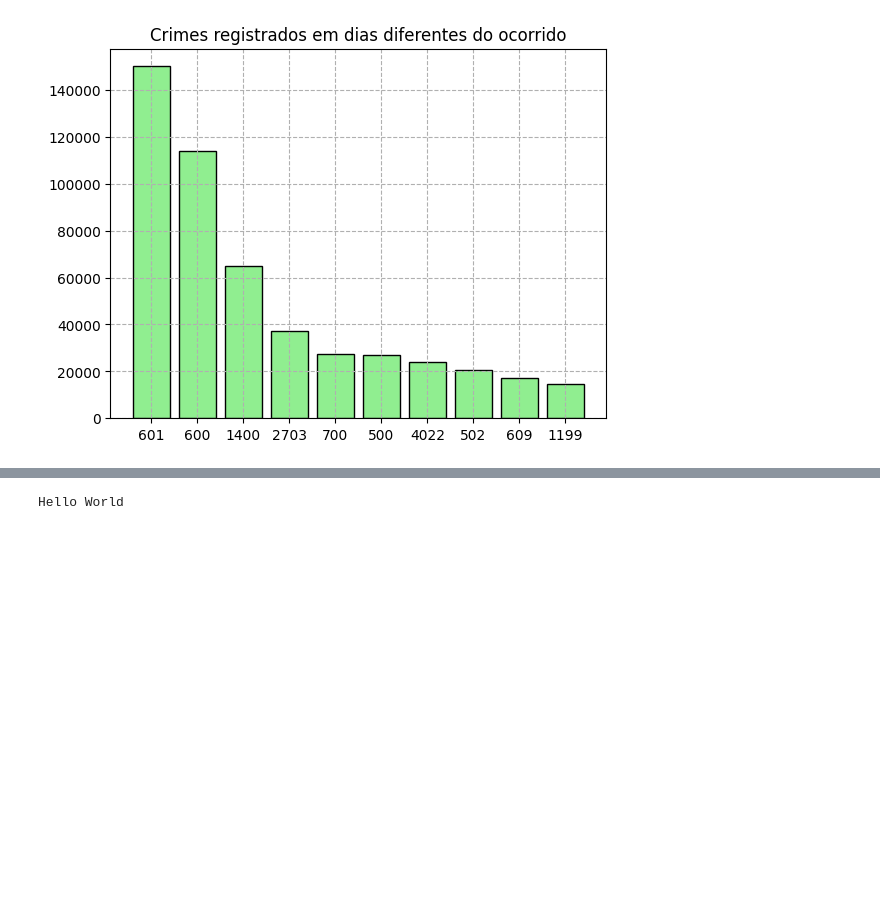
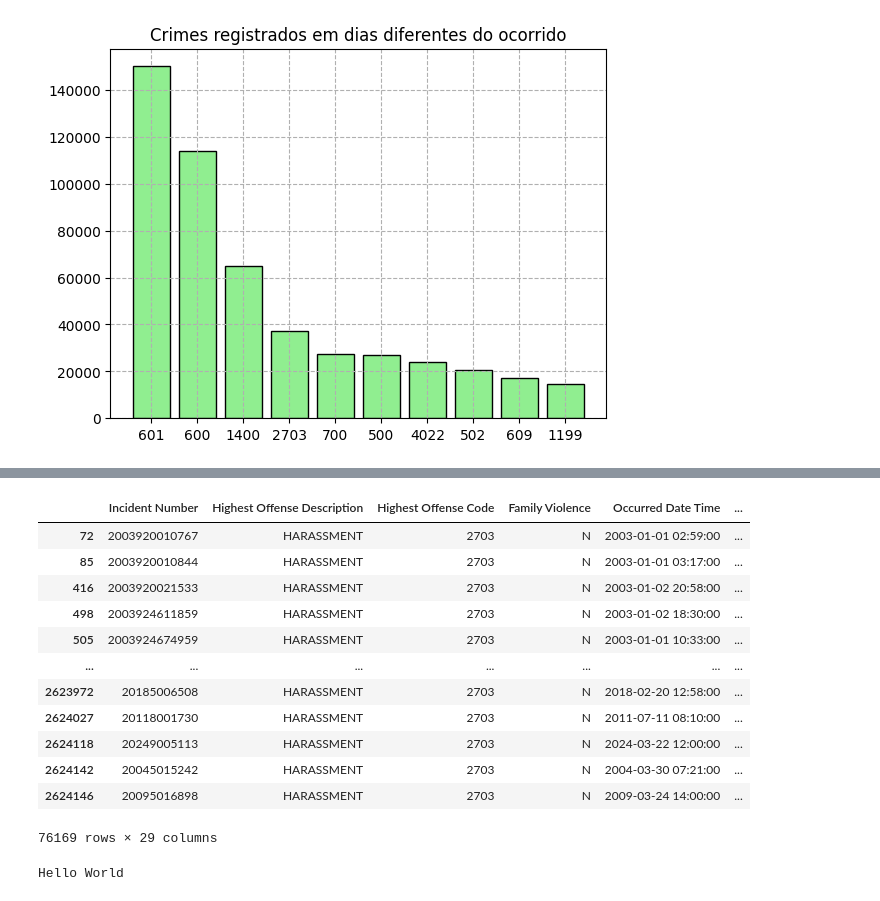
Before and after one commit to lucassilva-aiengineer/Projetos-Ciencia-Dados-I, a Jupyter notebook: projeto_1/analise_diagnostica_crimes_em_austin_tx.ipynb, the cells around one changed output, grey strips where cells are left out. Cells and saved outputs as stored; diff of their text form; code cells hidden in the pictures; blank space fills up the shorter version.

```diff
--- a/projeto_1/analise_diagnostica_crimes_em_austin_tx.ipynb
+++ b/projeto_1/analise_diagnostica_crimes_em_austin_tx.ipynb
@@ -443,3 +511,19 @@ plt.show()
+# %%
+df[df["Highest Offense Code"] == 2703]
+# %% [output]
+|  | Incident Number | Highest Offense Description | Highest Offense Code | Family Violence | Occurred Date Time | ... |
+| 72 | 2003920010767 | HARASSMENT | 2703 | N | 2003-01-01 02:59:00 | ... |
+| 85 | 2003920010844 | HARASSMENT | 2703 | N | 2003-01-01 03:17:00 | ... |
+| 416 | 2003920021533 | HARASSMENT | 2703 | N | 2003-01-02 20:58:00 | ... |
+| 498 | 2003924611859 | HARASSMENT | 2703 | N | 2003-01-02 18:30:00 | ... |
+| 505 | 2003924674959 | HARASSMENT | 2703 | N | 2003-01-01 10:33:00 | ... |
+| ... | ... | ... | ... | ... | ... | ... |
+| 2623972 | 20185006508 | HARASSMENT | 2703 | N | 2018-02-20 12:58:00 | ... |
+| 2624027 | 20118001730 | HARASSMENT | 2703 | N | 2011-07-11 08:10:00 | ... |
+| 2624118 | 20249005113 | HARASSMENT | 2703 | N | 2024-03-22 12:00:00 | ... |
+| 2624142 | 20045015242 | HARASSMENT | 2703 | N | 2004-03-30 07:21:00 | ... |
+| 2624146 | 20095016898 | HARASSMENT | 2703 | N | 2009-03-24 14:00:00 | ... |
+76169 rows × 29 columns
 # %%
 print("Hello World")
 # %% [output]
```
Also changed, not shown: parts of 11 cells of this notebook.
